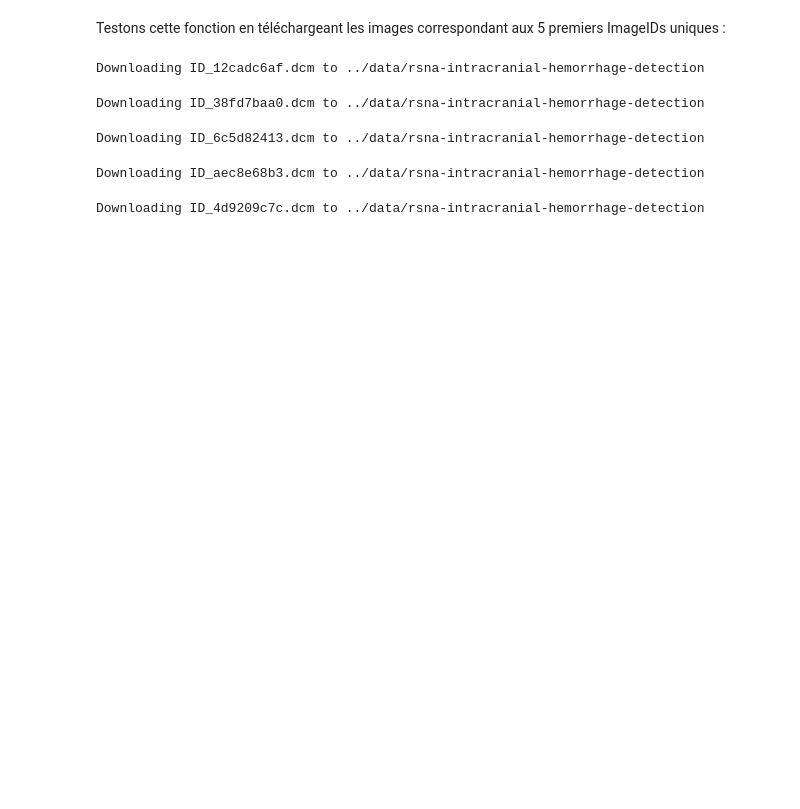
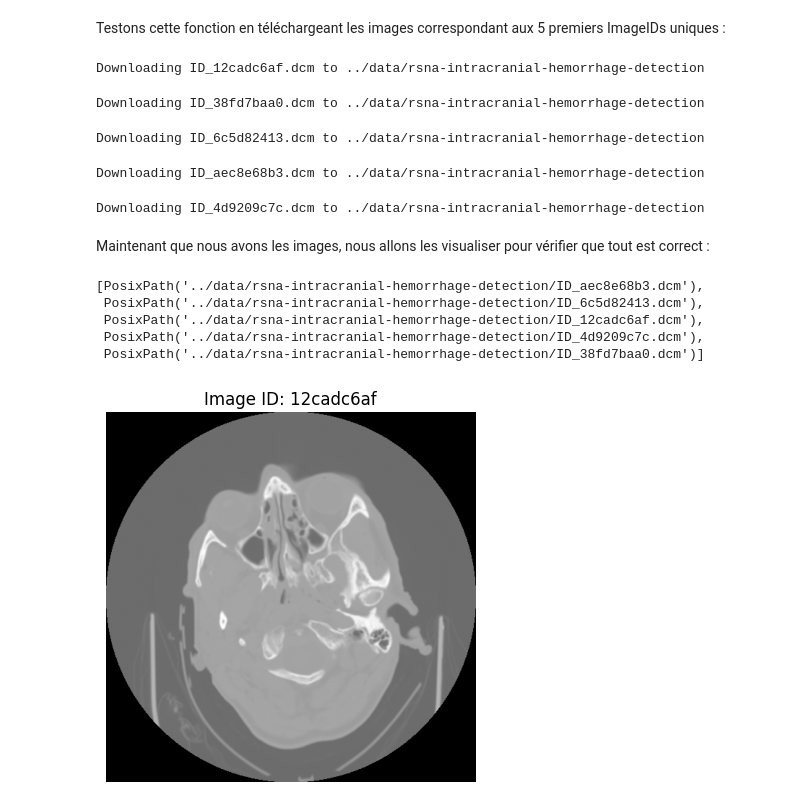
Before and after one commit to tomboulier/diffusion_models_tuto, a Jupyter notebook: notebooks/Kaggle_RSNA_intracranial_hemorrhage.ipynb, the cells around one changed output. Drawn from its saved outputs; the diff is of its cells as text; code cells hidden in the pictures; blank space fills up the shorter version.

Commit message:
feat: add visualization to RSNA-ICH notebook

```diff
--- a/notebooks/Kaggle_RSNA_intracranial_hemorrhage.ipynb
+++ b/notebooks/Kaggle_RSNA_intracranial_hemorrhage.ipynb
@@ -100,3 +101,5 @@ Downloading ID_38fd7baa0.dcm to ../data/rsna-intracranial-hemorrhage-detection
 Downloading ID_6c5d82413.dcm to ../data/rsna-intracranial-hemorrhage-detection
 Downloading ID_aec8e68b3.dcm to ../data/rsna-intracranial-hemorrhage-detection
 Downloading ID_4d9209c7c.dcm to ../data/rsna-intracranial-hemorrhage-detection
+# %% [markdown]
+Maintenant que nous avons les images, nous allons les visualiser pour vérifier que tout est correct :
@@ -102,0 +122,34 @@ Downloading ID_4d9209c7c.dcm to ../data/rsna-intracranial-hemorrhage-detection
+# %%
+list_downloaded_images()
+# %% [output]
+[PosixPath('../data/rsna-intracranial-hemorrhage-detection/ID_aec8e68b3.dcm'),
+ PosixPath('../data/rsna-intracranial-hemorrhage-detection/ID_6c5d82413.dcm'),
+ PosixPath('../data/rsna-intracranial-hemorrhage-detection/ID_12cadc6af.dcm'),
+ PosixPath('../data/rsna-intracranial-hemorrhage-detection/ID_4d9209c7c.dcm'),
+ PosixPath('../data/rsna-intracranial-hemorrhage-detection/ID_38fd7baa0.dcm')]
+# %%
+import pydicom
+import matplotlib.pyplot as plt
+
+def visualize_image(image_id: str,
+                    destination_directory: str = DATA_DIRECTORY):
+    """
+    Visualize a DICOM image.
+
+    Parameters
+    ----------
+    image_id : str
+        ID of the DICOM file to visualize (without extension)
+    destination_directory : str
+        Path to the directory where the files are saved
+    """
+    dicom_path = Path(destination_directory) / f"ID_{image_id}.dcm"
+    dicom_data = pydicom.dcmread(dicom_path)
+    plt.imshow(dicom_data.pixel_array, cmap=plt.cm.gray)
+    plt.title(f"Image ID: {image_id}")
+    plt.axis('off')
+    plt.show()
+# %%
+visualize_image(first_5_image_ids[0])
+# %% [output]
+[figure, added]
```
Also changed, not shown: parts of 2 cells of this notebook.
